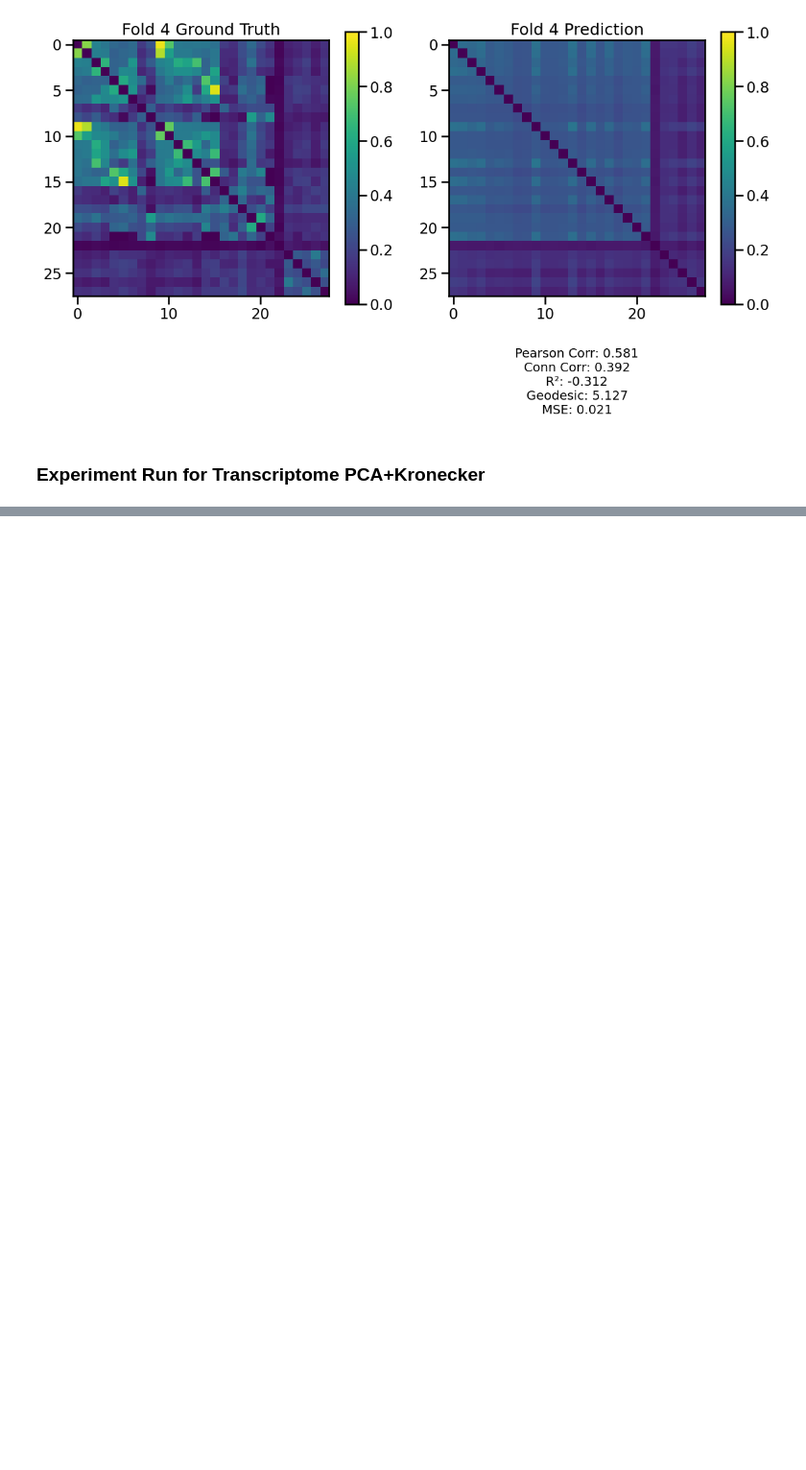
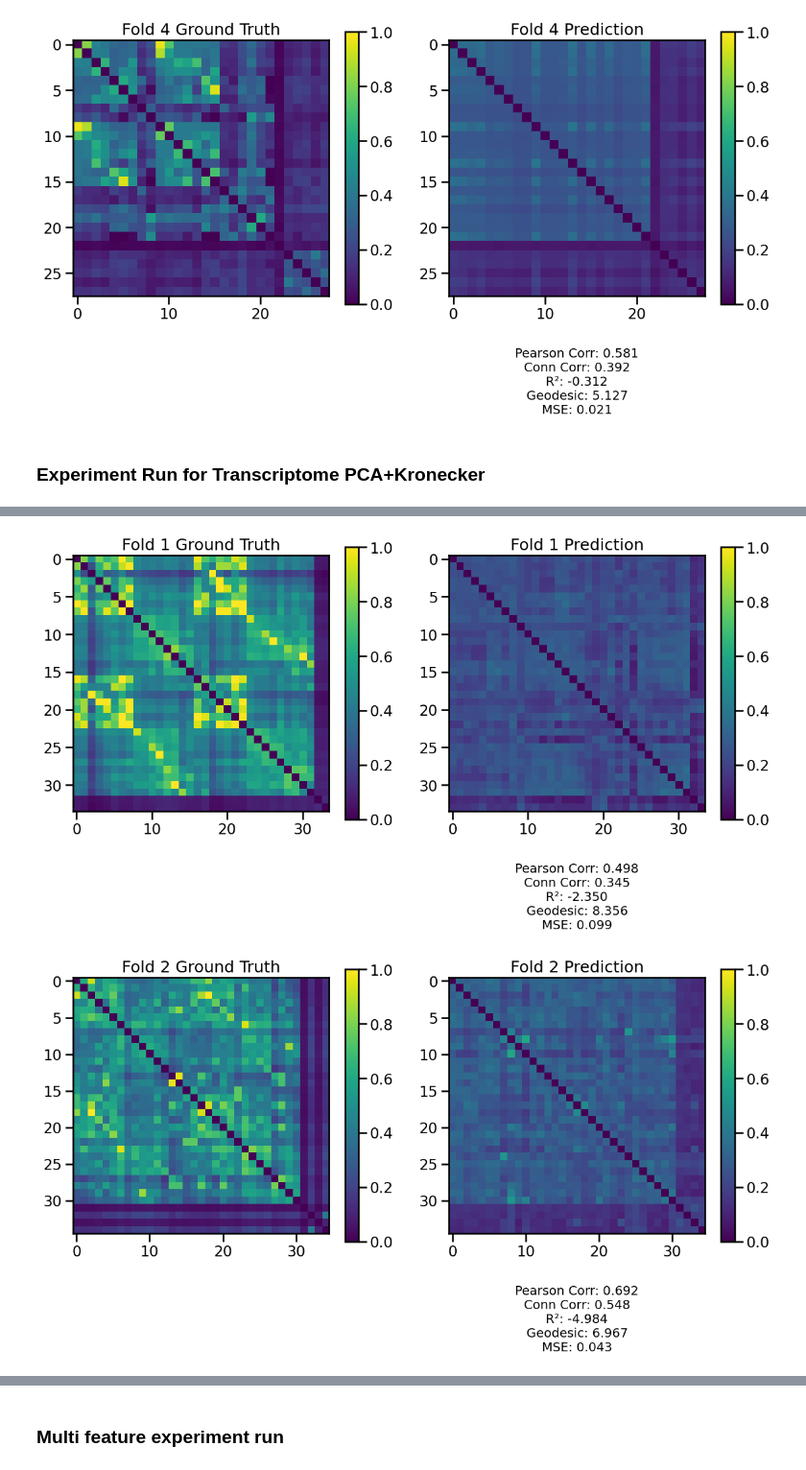
Before and after one commit to neuroinfolab/GeneEx2Conn, a Jupyter notebook: featurizer_experiments.ipynb, the cells around one changed output, grey strips where cells are left out. Shown at 96% size. Cells and saved outputs as stored; diff of their text form; code cells hidden in the pictures; blank space fills up the shorter version.

```diff
--- a/featurizer_experiments.ipynb
+++ b/featurizer_experiments.ipynb
@@ -332,0 +376,11 @@ Best Cross-Validation Score:  0.36607397513506434
+# %%
+transPCAkron_xgb_community_nonshared_sim_results = single_sim_run(cv_type='community',
+                                              model_type='xgboost',
+                                              feature_type='trans only',
+                                              summary_measure='PCA+kron',
+                                              use_gpu=True,
+                                              use_shared_regions=False,
+                                              test_shared_regions=False,
+                                              save_sim=False,
+                                              search_method='grid'
+                                              )
@@ -332,0 +405,5 @@ Best Cross-Validation Score:  0.36607397513506434
+# %%
+plot.plot_single_model_predictions_with_metrics(transPCAkron_xgb_community_nonshared_sim_results)
+# %% [output]
+[figure, added]
+[figure, added]
@@ -332,0 +411,2 @@ Best Cross-Validation Score:  0.36607397513506434
+# %% [markdown]
+### Multi feature experiment run
```
Also changed, not shown: parts of 17 cells of this notebook, 6 other files.
